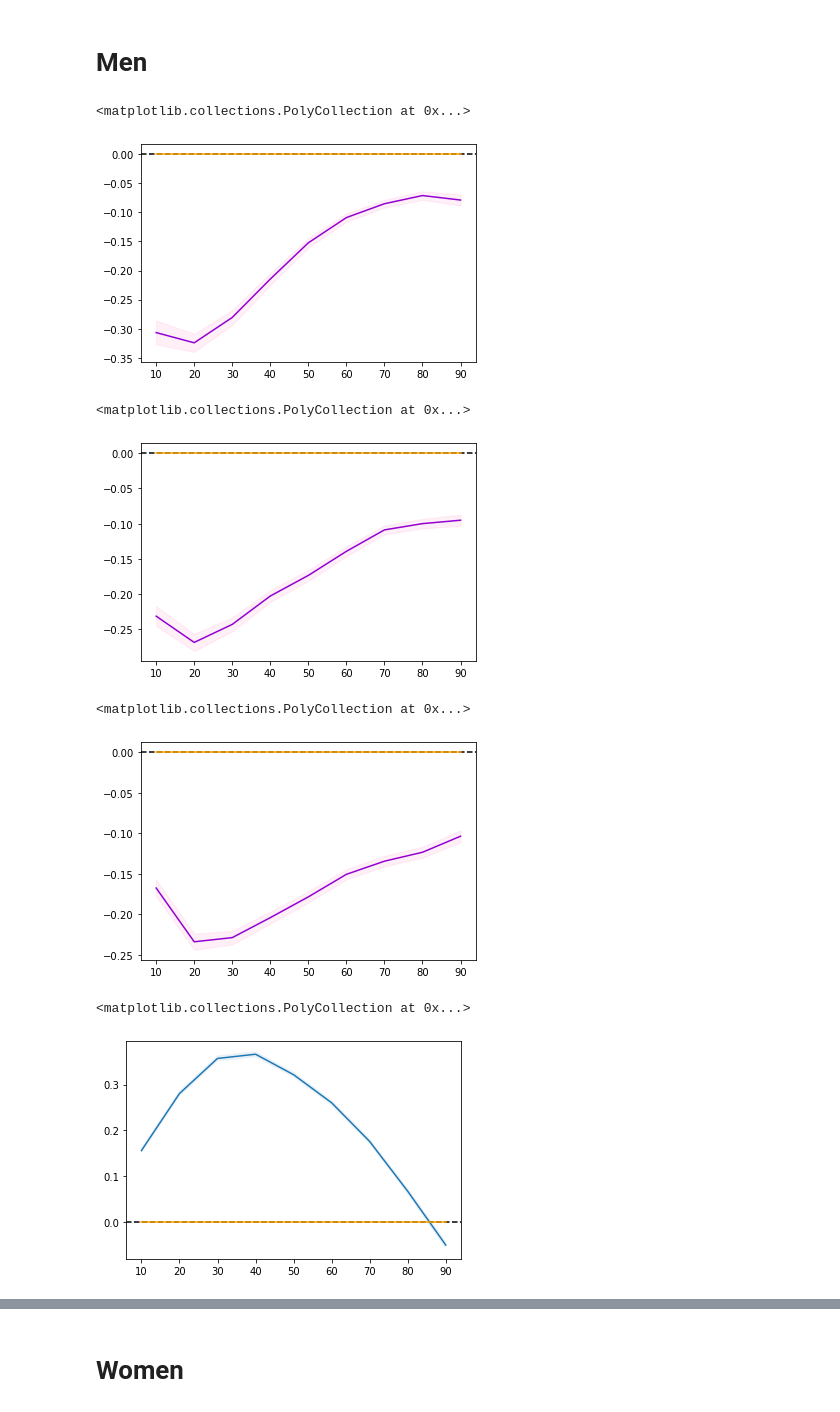
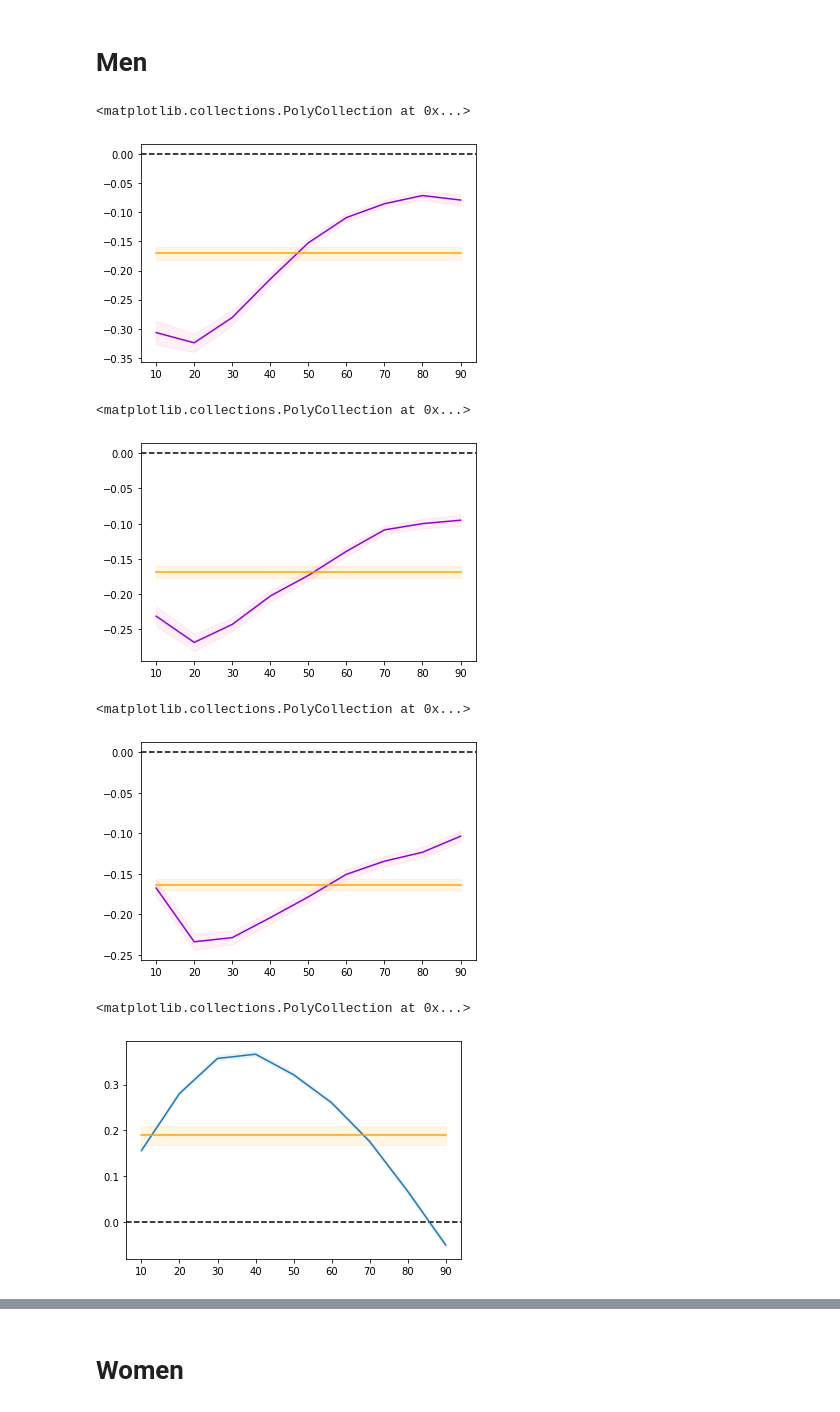
Before and after one commit to aadsouza/econ499, a Jupyter notebook: code/rifreg2plots.ipynb, the cells around one changed output, grey strips where cells are left out. Saved outputs shown, nothing was run; the diff lists cells and outputs as text; code cells hidden in the pictures.

```diff
--- a/code/rifreg2plots.ipynb
+++ b/code/rifreg2plots.ipynb
@@ -23,9 +23,9 @@ pd.set_option('mode.chained_assignment', None)
 blackmen8388 = men8388[men8388.name.str.startswith("m_blackrelwhite")]
 blackmen8388["percentile"] = blackmen8388["name"].str.strip().str[-2:].astype(int)
 
-blackmen8388["ols"] = 0
-blackmen8388["lbols"] = 0
-blackmen8388["ubols"] = 0
+blackmen8388["ols"] = -.1704068
+blackmen8388["lbols"] = -.1811841
+blackmen8388["ubols"] = -.1596294
 
 fig, ax = plt.subplots()
 ax.axhline(y = 0, color = "black", linestyle ="--")
@@ -35,15 +35,15 @@ ax.plot(blackmen8388.percentile, blackmen8388.ols, color = "orange")
 ax.fill_between(blackmen8388.percentile, blackmen8388.lbols, blackmen8388.ubols, alpha = 0.1, color = "orange")
 # %% [output]
 <matplotlib.collections.PolyCollection at 0x...>
-[figure, old version]
+[figure, new version]
 # %%
 #Black wage penalty for all men along distribution 8800
 blackmen8800 = men8800[men8800.name.str.startswith("m_blackrelwhite")]
 blackmen8800["percentile"] = blackmen8800["name"].str.strip().str[-2:].astype(int)
 
-blackmen8800["ols"] = 0
-blackmen8800["lbols"] = 0
-blackmen8800["ubols"] = 0
+blackmen8800["ols"] = -.1682055
+blackmen8800["lbols"] = -.1766038
+blackmen8800["ubols"] = -.1598072
 
 fig, ax = plt.subplots()
 ax.axhline(y = 0, color = "black", linestyle ="--")
@@ -53,15 +53,15 @@ ax.plot(blackmen8800.percentile, blackmen8800.ols, color = "orange")
 ax.fill_between(blackmen8800.percentile, blackmen8800.lbols, blackmen8800.ubols, alpha = 0.1, color = "orange")
 # %% [output]
 <matplotlib.collections.PolyCollection at 0x...>
-[figure, old version]
+[figure, new version]
 # %%
 #Black wage penalty for all men along distribution 0019
 blackmen0019 = men0019[men0019.name.str.startswith("m_blackrelwhite")]
 blackmen0019["percentile"] = blackmen0019["name"].str.strip().str[-2:].astype(int)
 
-blackmen0019["ols"] = 0
-blackmen0019["lbols"] = 0
-blackmen0019["ubols"] = 0
+blackmen0019["ols"] = -.1634768
+blackmen0019["lbols"] = -.170346
+blackmen0019["ubols"] = -.1566076
 
 fig, ax = plt.subplots()
 ax.axhline(y = 0, color = "black", linestyle ="--")
@@ -71,25 +71,25 @@ ax.plot(blackmen0019.percentile, blackmen0019.ols, color = "orange")
 ax.fill_between(blackmen0019.percentile, blackmen0019.lbols, blackmen0019.ubols, alpha = 0.1, color = "orange")
 # %% [output]
 <matplotlib.collections.PolyCollection at 0x...>
-[figure, old version]
+[figure, new version]
 # %%
 #Association between coverage and wages for all men along distribution 8388
 coveredmen8388 = men8388[men8388.name.str.startswith("m_covered")]
 coveredmen8388["percentile"] = coveredmen8388["name"].str.strip().str[-2:].astype(int)
 
-coveredmen8388["ols"] = 0
-coveredmen8388["lbols"] = 0
-coveredmen8388["ubols"] = 0
+coveredmen8388["ols"] = .1897432
+coveredmen8388["lbols"] = .1694347
+coveredmen8388["ubols"] = .2100517
 
 fig, ax = plt.subplots()
 ax.axhline(y = 0, color = "black", linestyle ="--")
 ax.plot(coveredmen8388.percentile, coveredmen8388.coef)
 ax.fill_between(coveredmen8388.percentile, coveredmen8388.lb, coveredmen8388.ub, alpha = 0.1)
 ax.plot(coveredmen8388.percentile, coveredmen8388.ols, color = "orange")
 ax.fill_between(coveredmen8388.percentile, coveredmen8388.lbols, coveredmen8388.ubols, alpha = 0.1, color = "orange")
 # %% [output]
 <matplotlib.collections.PolyCollection at 0x...>
-[figure, old version]
+[figure, new version]
 # %%
 #Association between coverage and wages for all men along distribution 8800
 coveredmen8800 = men8800[men8800.name.str.startswith("m_covered")]
```
Also changed, not shown: parts of 14 cells of this notebook.
